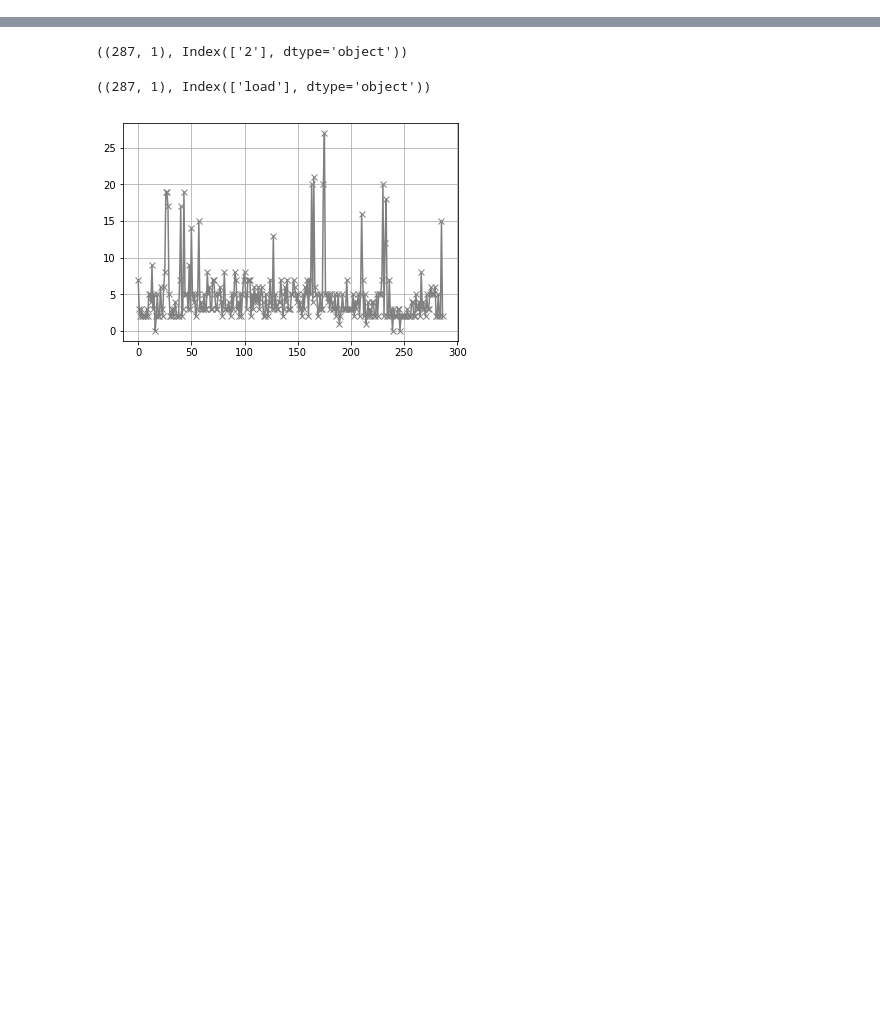
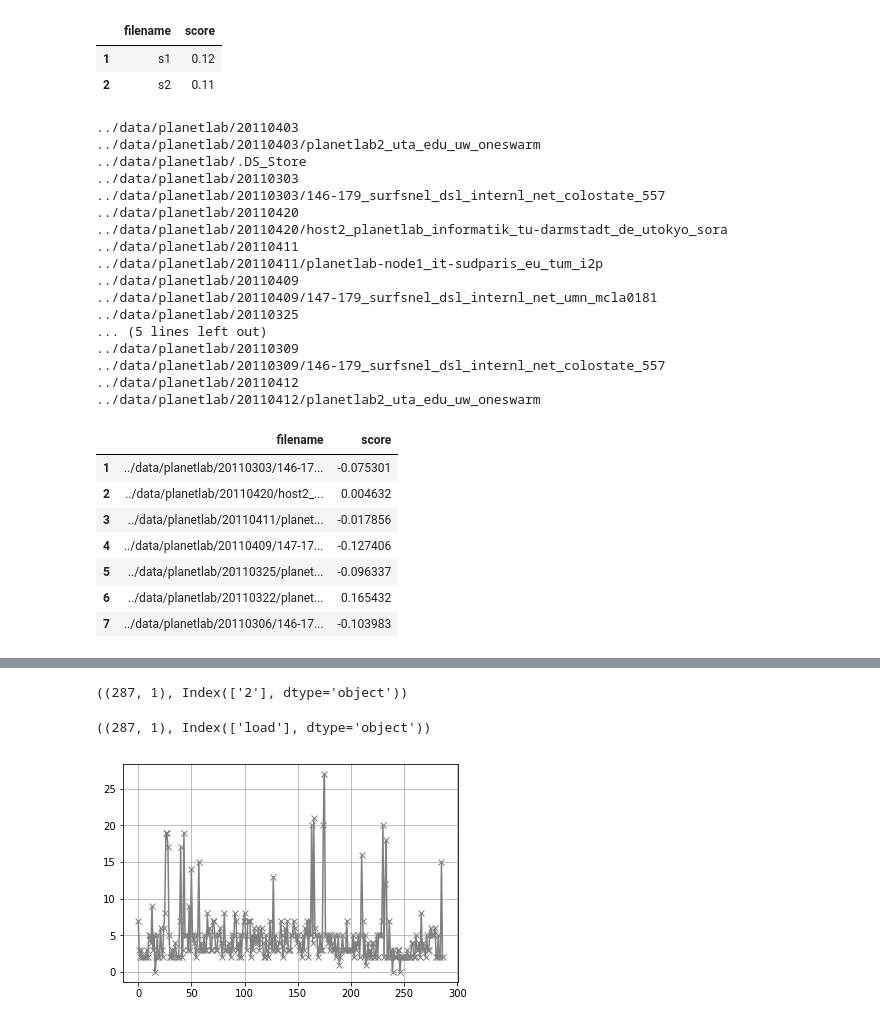
Before and after one commit to wzt3309/container-sim, a Jupyter notebook: predict/find_smooth_load.ipynb, the cells around one changed output, grey strips where cells are left out. Saved outputs shown, nothing was run; the diff lists cells and outputs as text; code cells hidden in the pictures; blank space fills up the shorter version.

```diff
--- a/predict/find_smooth_load.ipynb
+++ b/predict/find_smooth_load.ipynb
@@ -5,6 +5,19 @@ import matplotlib.pyplot as plt
 import math
 # %%
 import os
+# %%
+temp = pd.DataFrame(columns=['filename', 'score'])
+temp_csv = 's1'
+temp_csv2 = 's2'
+temp_score = 0.12
+temp_score2 = 0.11
+temp.loc[temp.shape[0]+1] = {'filename': temp_csv, 'score': temp_score}
+temp.loc[temp.shape[0]+1] = {'filename': temp_csv2, 'score': temp_score2}
+temp
+# %% [output]
+|  | filename | score |
+| 1 | s1 | 0.12 |
+| 2 | s2 | 0.11 |
 # %%
 data_dir = '../data/planetlab'
 def find_smooth_load(root):
@@ -19,2 +41,31 @@ def find_smooth_load(root):
                     res.loc[res.shape[0]+1] = {'filename': csv, 'score': score}
     return res
+# %%
+smooth_res = find_smooth_load(data_dir)
+smooth_res
+# %% [output]
+../data/planetlab/20110403
+../data/planetlab/20110403/planetlab2_uta_edu_uw_oneswarm
+../data/planetlab/.DS_Store
+../data/planetlab/20110303
+../data/planetlab/20110303/146-179_surfsnel_dsl_internl_net_colostate_557
+../data/planetlab/20110420
+../data/planetlab/20110420/host2_planetlab_informatik_tu-darmstadt_de_utokyo_sora
+../data/planetlab/20110411
+../data/planetlab/20110411/planetlab-node1_it-sudparis_eu_tum_i2p
+../data/planetlab/20110409
+../data/planetlab/20110409/147-179_surfsnel_dsl_internl_net_umn_mcla0181
+../data/planetlab/20110325
+... (5 lines left out)
+../data/planetlab/20110309
+../data/planetlab/20110309/146-179_surfsnel_dsl_internl_net_colostate_557
+../data/planetlab/20110412
+../data/planetlab/20110412/planetlab2_uta_edu_uw_oneswarm
+|  | filename | score |
+| 1 | ../data/planetlab/20110303/146-17... | -0.075301 |
+| 2 | ../data/planetlab/20110420/host2_... | 0.004632 |
+| 3 | ../data/planetlab/20110411/planet... | -0.017856 |
+| 4 | ../data/planetlab/20110409/147-17... | -0.127406 |
+| 5 | ../data/planetlab/20110325/planet... | -0.096337 |
+| 6 | ../data/planetlab/20110322/planet... | 0.165432 |
+| 7 | ../data/planetlab/20110306/146-17... | -0.103983 |
```
Also changed, not shown: parts of 9 cells of this notebook, 1 other file.
